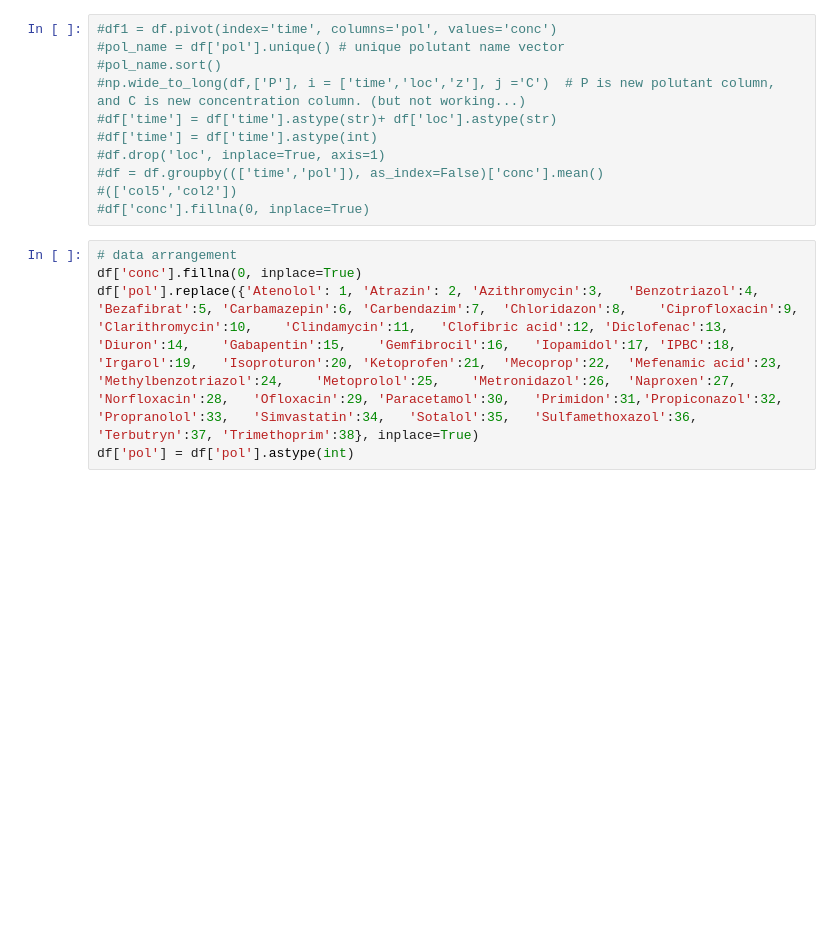
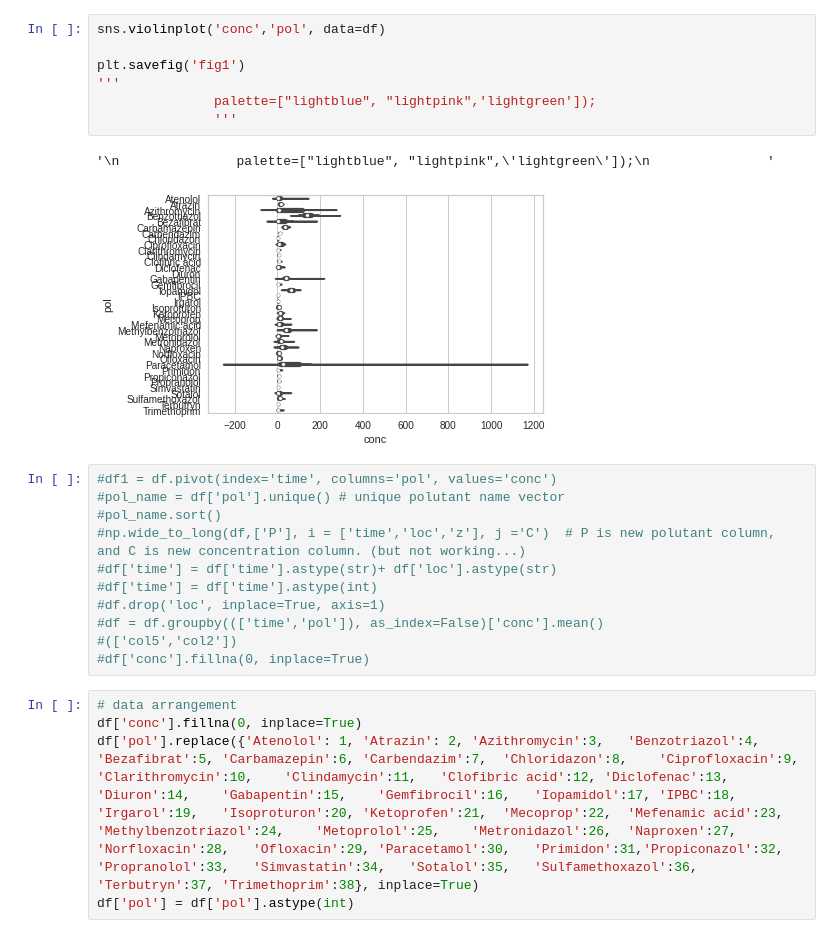
Before and after one commit to DuaneHsa/2022_ML_Earth_Env_Sci, a Jupyter notebook: final_project_renaud.ipynb, the cells around one changed output. Saved outputs shown, nothing was run; the diff lists cells and outputs as text; blank space fills up the shorter version.

```diff
--- a/final_project_renaud.ipynb
+++ b/final_project_renaud.ipynb
@@ -38,3 +55,13 @@ MyDrive  Othercomputers
+# %%
+sns.violinplot('conc','pol', data=df)
+
+plt.savefig('fig1')
+'''
+               palette=["lightblue", "lightpink",'lightgreen']);
+               '''
+# %% [output]
+'\n               palette=["lightblue", "lightpink",\'lightgreen\']);\n               '
+[figure, added]
 # %%
 #df1 = df.pivot(index='time', columns='pol', values='conc')
 #pol_name = df['pol'].unique() # unique polutant name vector
```
Also changed, not shown: parts of 13 cells of this notebook.
